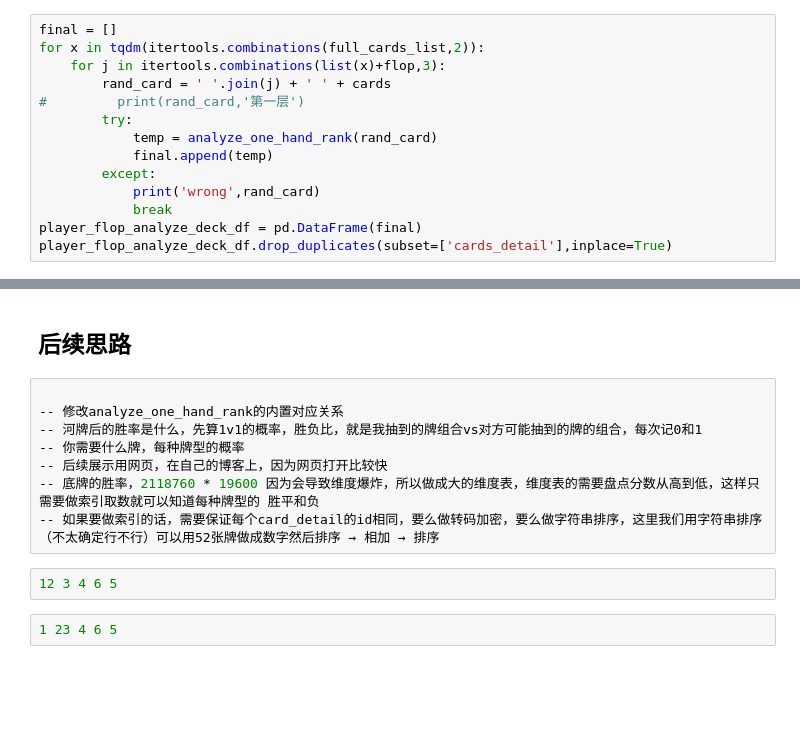
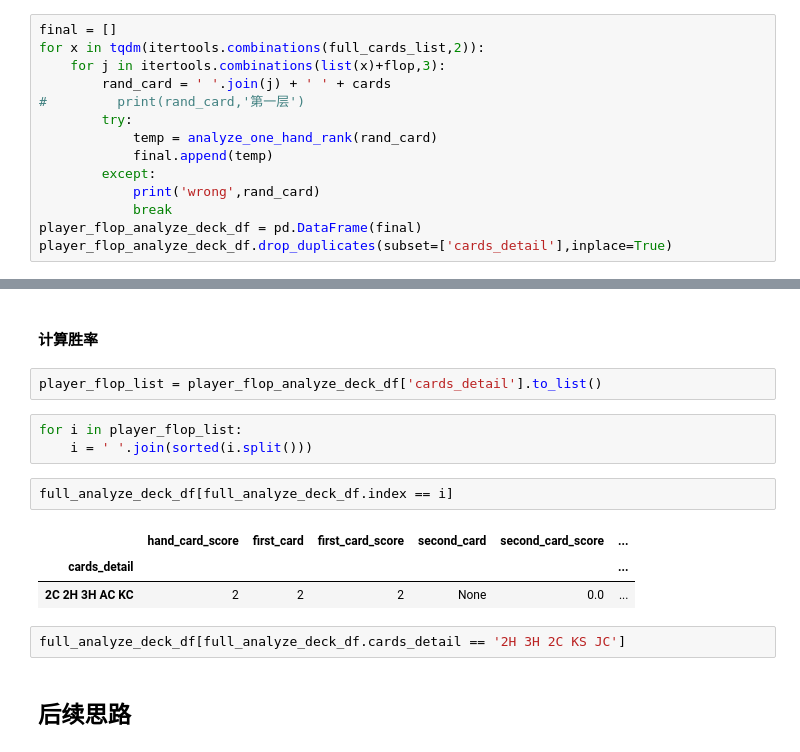
Before and after one commit to binyuc/Texas-poker-analyze, a Jupyter notebook: 德州扑克notebook.ipynb, the cells around one changed output, grey strips where cells are left out. Saved outputs shown, nothing was run; the diff lists cells and outputs as text; blank space fills up the shorter version.

```diff
--- a/德州扑克notebook.ipynb
+++ b/德州扑克notebook.ipynb
@@ -502,14 +576,17 @@ player_flop_analyze_deck_df.groupby('hand_card_type_name')['cards_detail'].count
+# %% [markdown]
+#### 计算胜率
+# %%
+player_flop_list = player_flop_analyze_deck_df['cards_detail'].to_list()
+# %%
+for i in player_flop_list:
+    i = ' '.join(sorted(i.split()))
+# %%
+full_analyze_deck_df[full_analyze_deck_df.index == i]
+# %% [output]
+|  | hand_card_score | first_card | first_card_score | second_card | second_card_score | ... |
+| cards_detail |  |  |  |  |  | ... |
+| 2C 2H 3H AC KC | 2 | 2 | 2 | None | 0.0 | ... |
+# %%
+full_analyze_deck_df[full_analyze_deck_df.cards_detail == '2H 3H 2C KS JC']
 # %% [markdown]
 ## 后续思路
-# %%
-
--- 修改analyze_one_hand_rank的内置对应关系
--- 河牌后的胜率是什么，先算1v1的概率，胜负比，就是我抽到的牌组合vs对方可能抽到的牌的组合，每次记0和1
--- 你需要什么牌，每种牌型的概率
--- 后续展示用网页，在自己的博客上，因为网页打开比较快
--- 底牌的胜率，2118760 * 19600 因为会导致维度爆炸，所以做成大的维度表，维度表的需要盘点分数从高到低，这样只需要做索引取数就可以知道每种牌型的 胜平和负
--- 如果要做索引的话，需要保证每个card_detail的id相同，要么做转码加密，要么做字符串排序，这里我们用字符串排序（不太确定行不行）可以用52张牌做成数字然后排序 → 相加 → 排序
-# %%
-12 3 4 6 5
-# %%
-1 23 4 6 5
```
Also changed, not shown: parts of 39 cells of this notebook.
